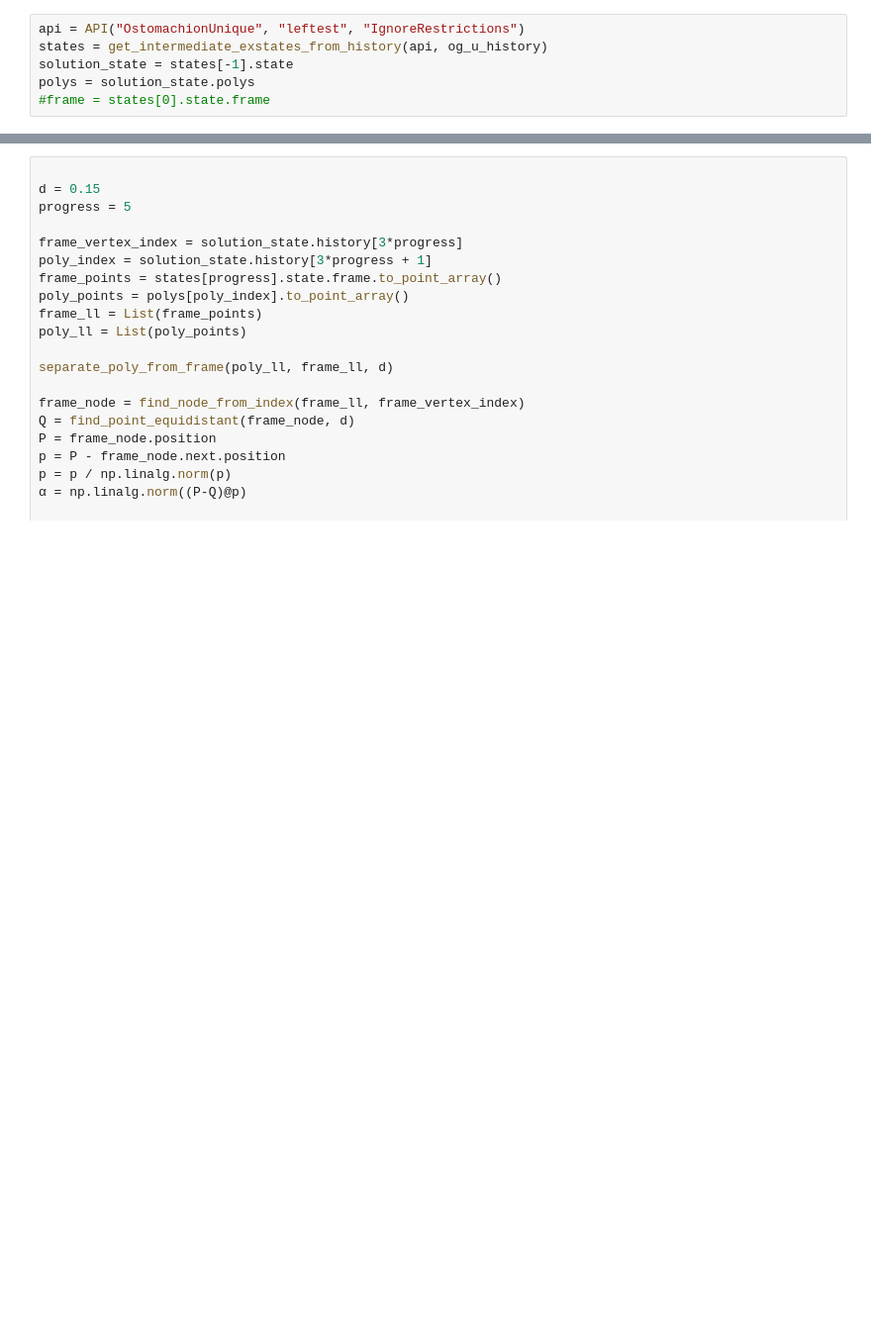
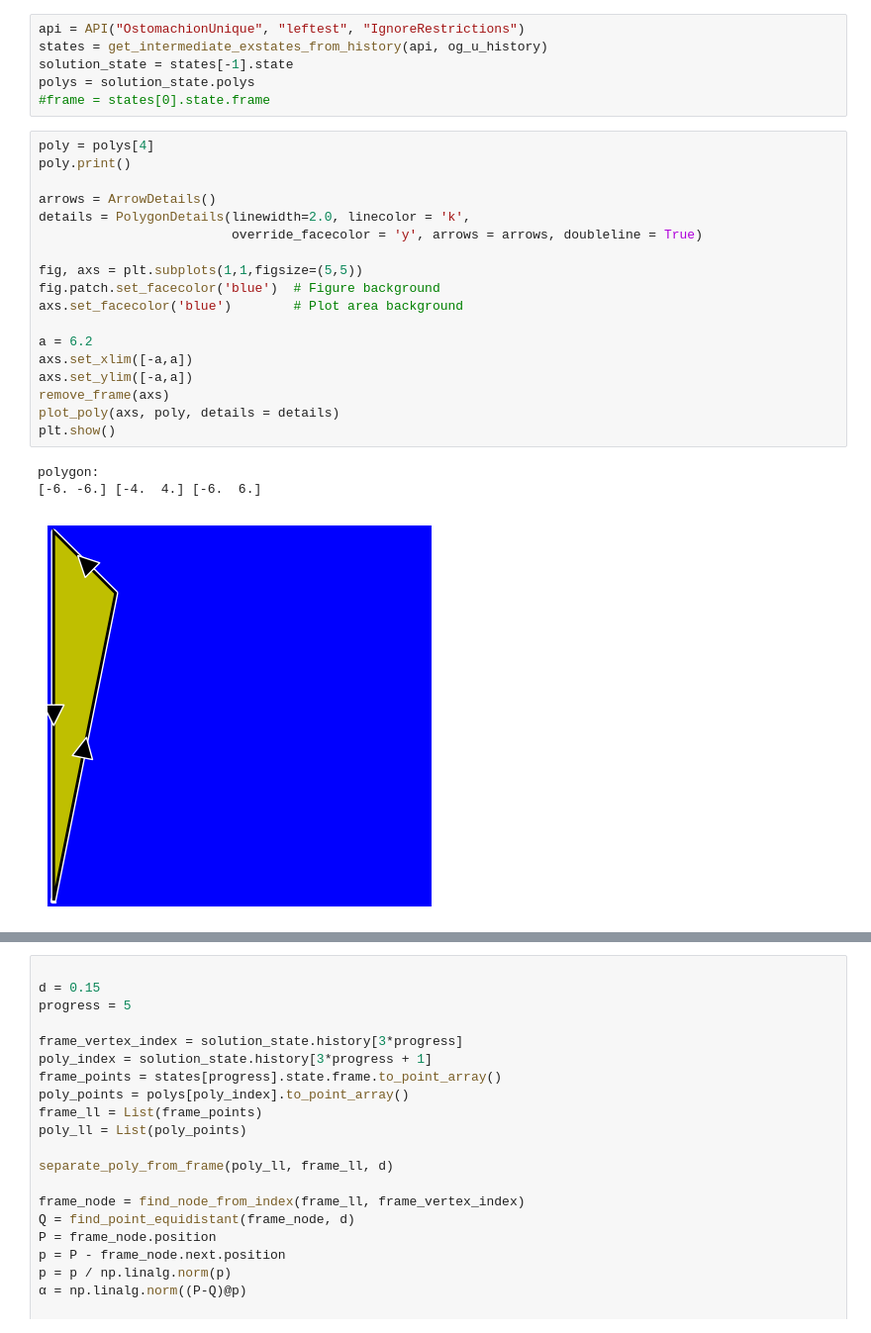
Before and after one commit to simaomenesesjoao/ostomachion, a Jupyter notebook: documents/ostomachion_images.ipynb, the cells around one changed output, grey strips where cells are left out. Shown at 99% size. Saved outputs shown, nothing was run; the diff lists cells and outputs as text; blank space fills up the shorter version.

```diff
--- a/documents/ostomachion_images.ipynb
+++ b/documents/ostomachion_images.ipynb
@@ -1327,3 +1330,25 @@ states = get_intermediate_exstates_from_history(api, og_u_history)
 solution_state = states[-1].state
 polys = solution_state.polys
 #frame = states[0].state.frame
+# %%
+poly = polys[4]
+poly.print()
+
+arrows = ArrowDetails()
+details = PolygonDetails(linewidth=2.0, linecolor = 'k',
+                         override_facecolor = 'y', arrows = arrows, doubleline = True)
+
+fig, axs = plt.subplots(1,1,figsize=(5,5))
+fig.patch.set_facecolor('blue')  # Figure background
+axs.set_facecolor('blue')        # Plot area background
+
+a = 6.2
+axs.set_xlim([-a,a])
+axs.set_ylim([-a,a])
+remove_frame(axs)
+plot_poly(axs, poly, details = details)
+plt.show()
+# %% [output]
+polygon:
+[-6. -6.] [-4.  4.] [-6.  6.]
+[figure, added]
```
Also changed, not shown: parts of 7 cells of this notebook, 2 other files.
